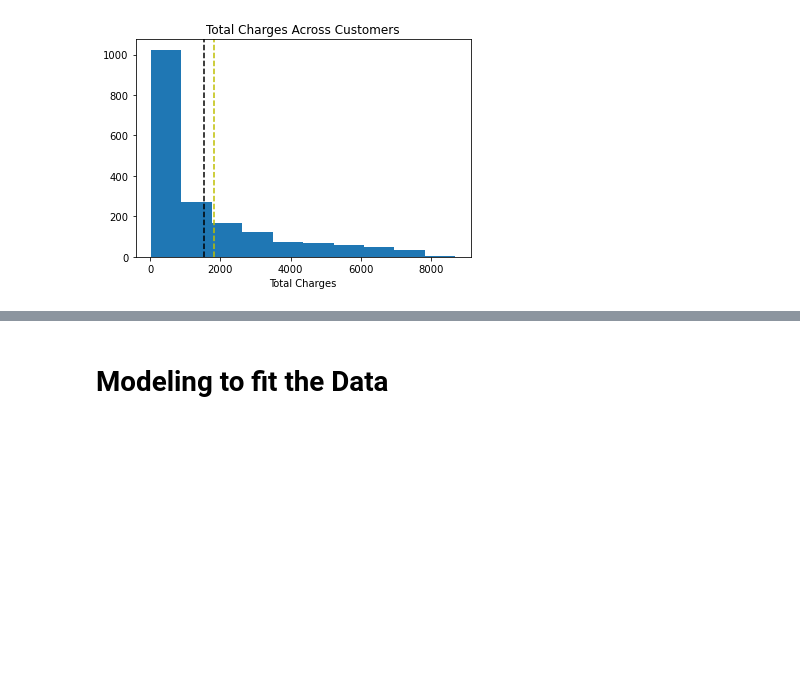
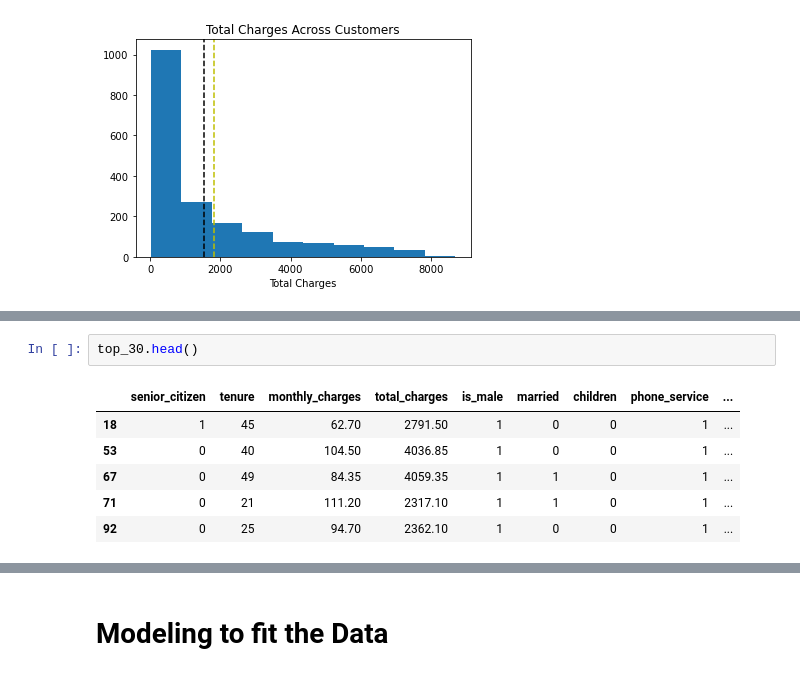
Before and after one commit to BraedenWright/classification-project, a Jupyter notebook: working_telco_report.ipynb, the cells around one changed output, grey strips where cells are left out. Drawn from its saved outputs; the diff is of its cells as text; blank space fills up the shorter version.

```diff
--- a/working_telco_report.ipynb
+++ b/working_telco_report.ipynb
@@ -263,3 +395,12 @@ df.total_charges.quantile(0.8)
+# %%
+top_30.head()
+# %% [output]
+|  | senior_citizen | tenure | monthly_charges | total_charges | is_male | married | children | phone_service | ... |
+| 18 | 1 | 45 | 62.70 | 2791.50 | 1 | 0 | 0 | 1 | ... |
+| 53 | 0 | 40 | 104.50 | 4036.85 | 1 | 0 | 0 | 1 | ... |
+| 67 | 0 | 49 | 84.35 | 4059.35 | 1 | 1 | 0 | 1 | ... |
+| 71 | 0 | 21 | 111.20 | 2317.10 | 1 | 1 | 0 | 1 | ... |
+| 92 | 0 | 25 | 94.70 | 2362.10 | 1 | 0 | 0 | 1 | ... |
 # %%
 # almost done prepping the data,
 # now to split the data into our train, validate, and test samples
```
Also changed, not shown: parts of 19 cells of this notebook, 1 other file.
